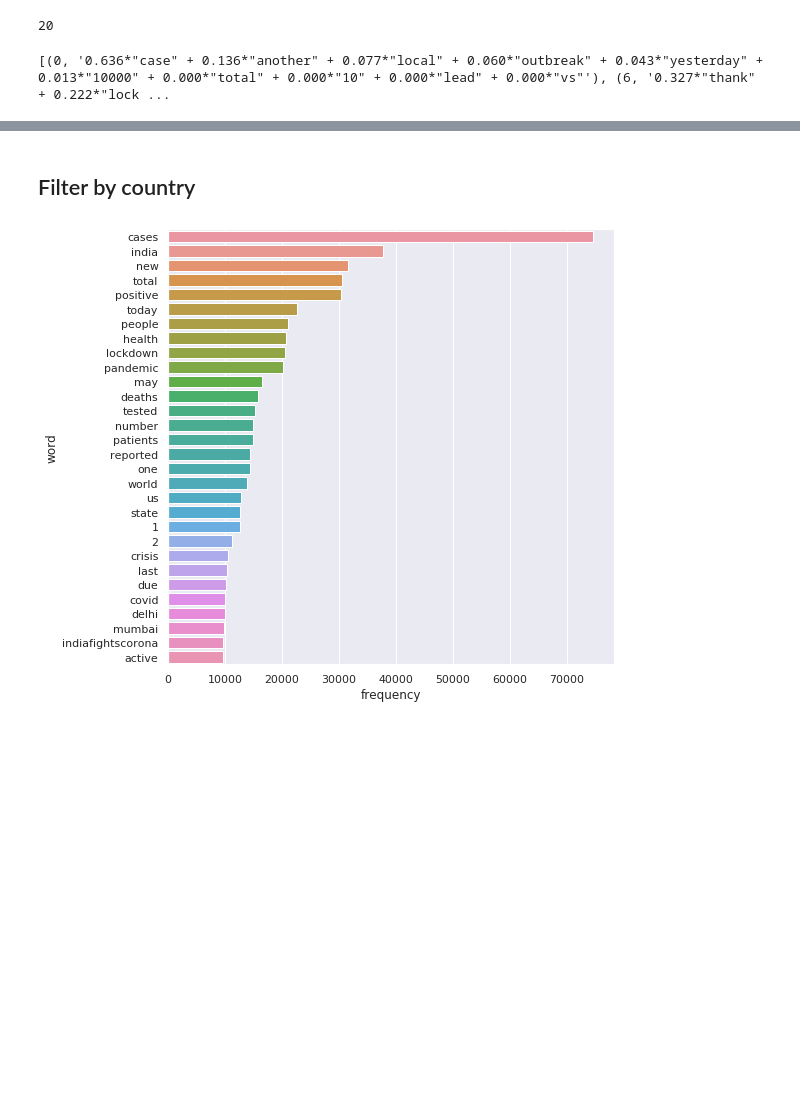
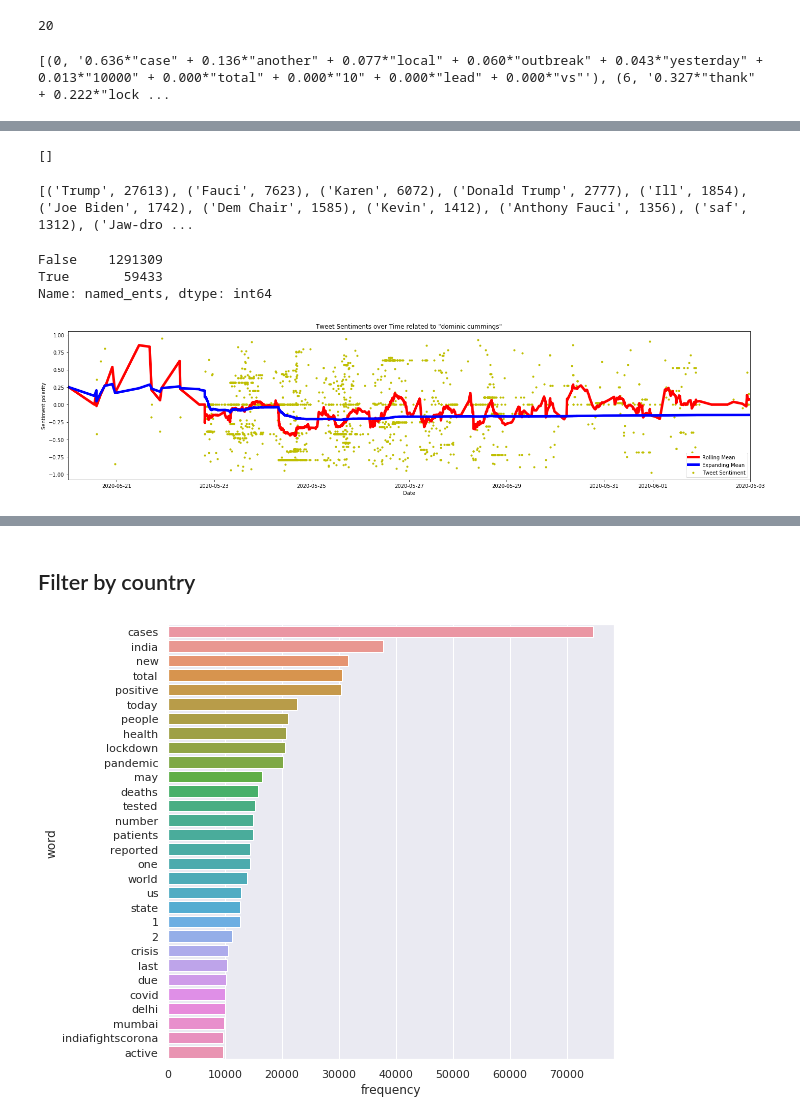
Before and after one commit to Rrishik/COVID-19-tweets, a Jupyter notebook: Daily Analysis.ipynb, the cells around one changed output, grey strips where cells are left out. Saved outputs shown, nothing was run; the diff lists cells and outputs as text; code cells hidden in the pictures; blank space fills up the shorter version.

Commit message:
added yesterday's tweets

```diff
--- a/Daily Analysis.ipynb
+++ b/Daily Analysis.ipynb
@@ -250,13 +246,13 @@ def removePuncts(text):
     text = re.sub('[%s]' % re.escape("""!"#$%&'()*+,-./:;<=>?@[\]^_`{|}~"""), '', text)  # remove punctuations
     return text
 # %%
-def cleanText(text, keep_hashtags = True, lower = False, keep_puncts = True, tokenize = False):
+def cleanText(text, keep_hashtags = True, lower = False, keep_puncts = True, tokens = False, remove_stop_words = False, lemmatize = False):
     text = removeLinks(text)
     text = removeTwitterAttibs(text, keep_hashtags)
     text = text.lower() if lower else text
     text = removePuncts(text) if not keep_puncts else text
     text = purify(text)
-    return text if not tokenize else lemmatize(text)
+    return text if not tokens else tokenize(text, remove_stop_words, lemmatize)
 # %%
 df_text.code.value_counts()[:10]
 # %% [output]
@@ -282,7 +278,7 @@ def getTermFrequency(tweets, count):
 # %%
 def getMovingAverages(df, frac, roll):
     ot = df.sample(frac = frac)
-    ot['created_at'] = pd.to_datetime(ot['created_at'])
+#     ot['created_at'] = pd.to_datetime(ot['created_at'])
     ot.index = pd.to_datetime(ot['created_at'])
     ot.sort_index(inplace=True)
     ot['expanding'] = ot['vader_score'].expanding().mean()
@@ -535,0 +523,51 @@ df_country.head()
+# %%
+def getOrgs(named_ents, e_type):
+    return [entity[0] for entity in named_ents if entity[1] == e_type]
+
+getOrgs(df_country.named_ents.iloc[0], 'GPE')
+# %% [output]
+[]
+# %%
+orgs = df_country.named_ents.apply(getOrgs, args = ('PERSON',))
+orgs = flattenSeries(orgs)
+stop_words = set(stopwords.words('english'))
+stop_words.update(['coronavirusoutbreak', 'coronaviruspandemic', 'covid_19', 'epitwitter', 'ihavecorona', 'amp', 'coronavirus', 'covid19', 'covid-19', 'covid__19', 'pandemic', 'covid'])
+orgs = [org for org in orgs if org.lower() not in stop_words]
+c = Counter(orgs)
+Counter({item: val for item, val in c.items() if val > 50}).most_common()
+# %% [output]
+[('Trump', 27613), ('Fauci', 7623), ('Karen', 6072), ('Donald Trump', 2777), ('Ill', 1854), ('Joe Biden', 1742), ('Dem Chair', 1585), ('Kevin', 1412), ('Anthony Fauci', 1356), ('saf', 1312), ('Jaw-dro ...
+# %%
+def getAssociatedTweets(named_ents, query):
+    q = query.split()
+    r = re.compile(' | '.join(q), flags = re.I | re.X)
+    ents = [ent[0] for ent in named_ents]
+    ent_string = ' '.join(ents)
+    return True if r.search(ent_string) else False
+
+df_country.named_ents.apply(getAssociatedTweets, args = ('donald trump',)).value_counts()
+# %% [output]
+False    1291309
+True       59433
+Name: named_ents, dtype: int64
+# %%
+query = 'dominic cummings'
+sample = 1
+roll = '6H'
+
+df_query = df_country[df_country.named_ents.apply(getAssociatedTweets, args = (query,))]
+
+
+ot = getMovingAverages(df_query, sample, roll)
+fig = plt.figure(figsize=(20,5))
+ax = fig.add_subplot(111)
+ax.scatter(ot['created_at'],ot['vader_score'], label='Tweet Sentiment', s = 10, color = 'y')
+ax.plot(ot['created_at'],ot['rolling'], color ='r', label='Rolling Mean', linewidth = 5)
+ax.plot(ot['created_at'],ot['expanding'], color='b', label='Expanding Mean', linewidth = 5)
+ax.set_xlim(left = pd.to_datetime(min(ot.date.unique())), right = pd.to_datetime(max(ot.date.unique())))
+ax.set(title='Tweet Sentiments over Time related to \"{}\"'.format(query), xlabel='Date', ylabel='Sentiment polarity')
+ax.legend(loc='best')
+fig.tight_layout()
+plt.show()
+# %% [output]
+[figure, added]
```
Also changed, not shown: parts of 7 cells of this notebook, 1 other file.
